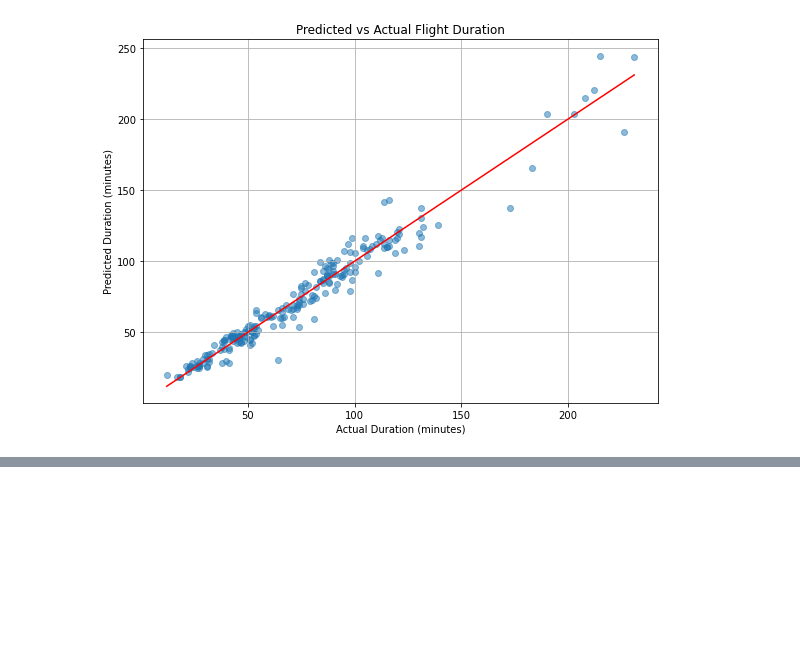
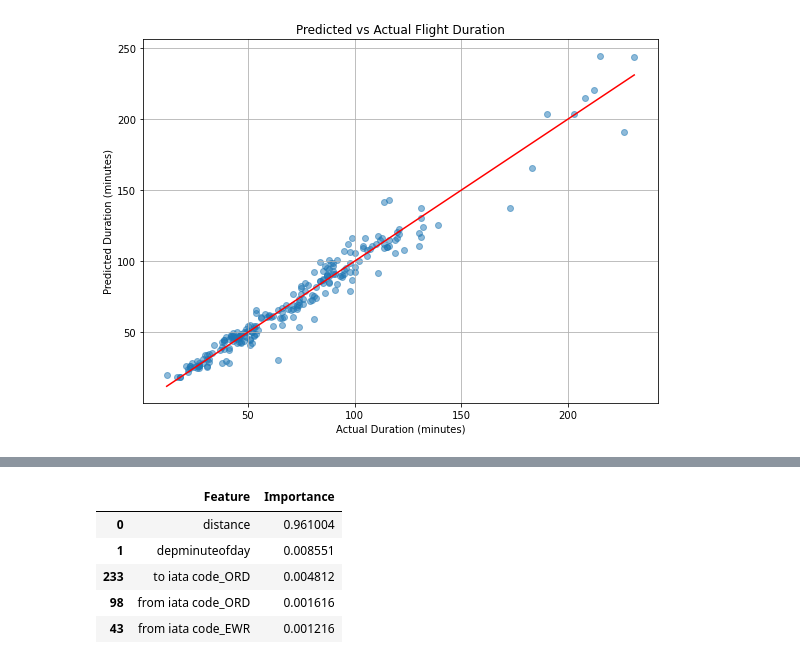
Before and after one commit to jkilchenmann/capstone_project, a Jupyter notebook: training_and_testing.ipynb, the cells around one changed output, grey strips where cells are left out. Drawn from its saved outputs; the diff is of its cells as text; code cells hidden in the pictures; blank space fills up the shorter version.

```diff
--- a/training_and_testing.ipynb
+++ b/training_and_testing.ipynb
@@ -127,0 +143,12 @@ plt.show()
+# %%
+importances = model.feature_importances_
+feature_names = X.columns
+feat_imp_df = pd.DataFrame({'Feature': feature_names, 'Importance': importances})
+feat_imp_df.sort_values(by='Importance', ascending=False).head(5)
+# %% [output]
+|  | Feature | Importance |
+| 0 | distance | 0.961004 |
+| 1 | depminuteofday | 0.008551 |
+| 233 | to iata code_ORD | 0.004812 |
+| 98 | from iata code_ORD | 0.001616 |
+| 43 | from iata code_EWR | 0.001216 |
```
Also changed, not shown: parts of 2 cells of this notebook, 2 other files.
